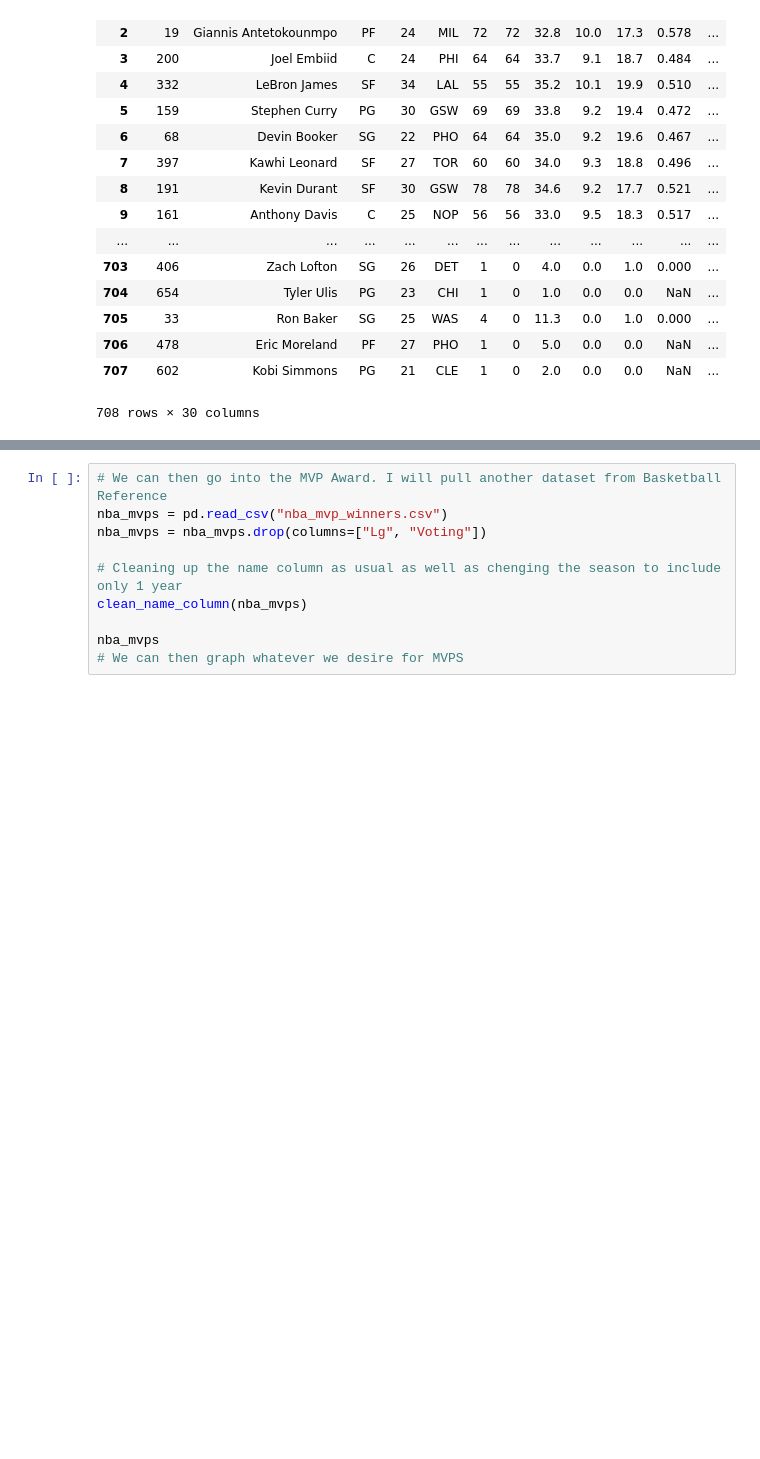
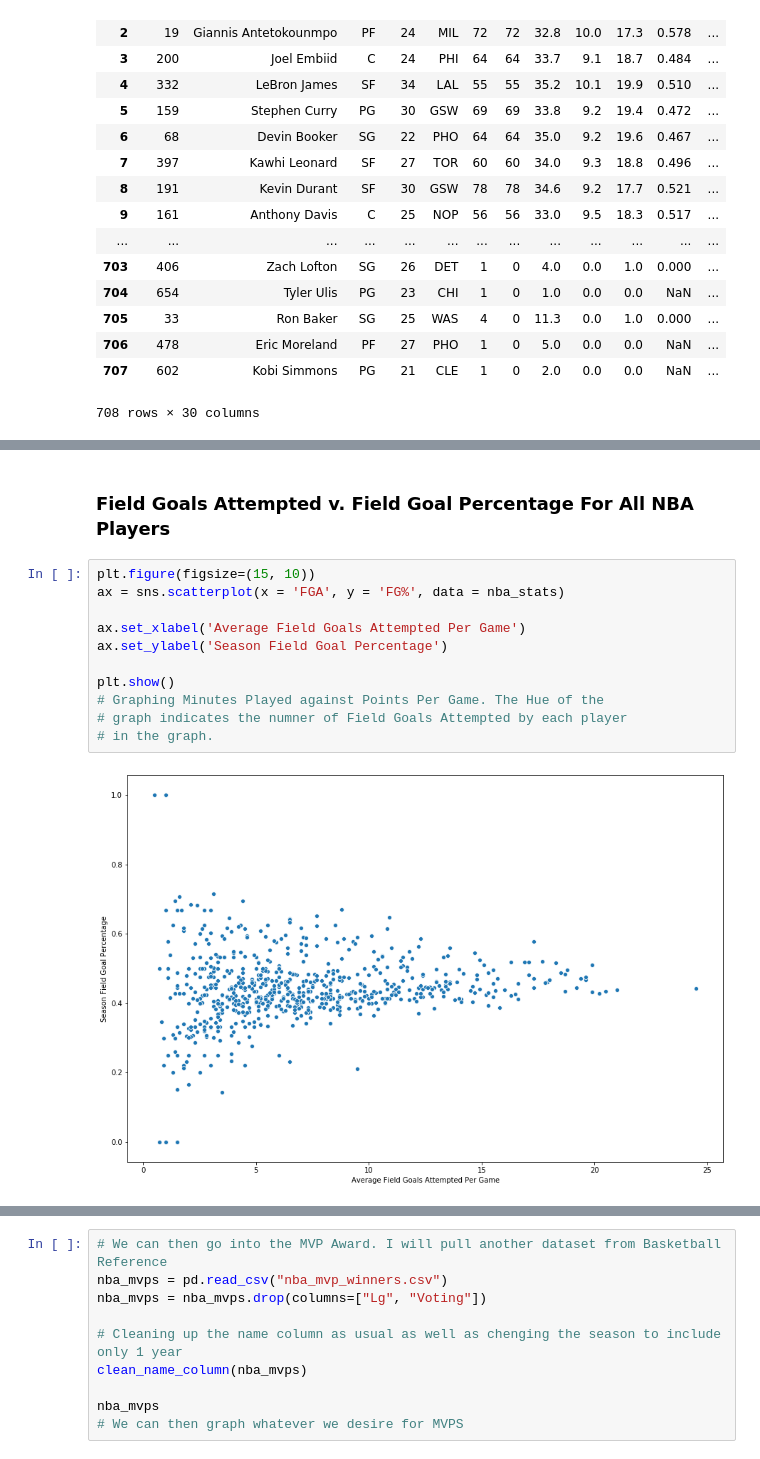
Before and after one commit to Ajnbro/nba320.github.io, a Jupyter notebook: Final Project Notebook.ipynb, the cells around one changed output, grey strips where cells are left out. Saved outputs shown, nothing was run; the diff lists cells and outputs as text; blank space fills up the shorter version.

```diff
--- a/Final Project Notebook.ipynb
+++ b/Final Project Notebook.ipynb
@@ -155,0 +110,15 @@ plt.show()
+# %% [markdown]
+### **Field Goals Attempted v. Field Goal Percentage For All NBA Players**
+# %%
+plt.figure(figsize=(15, 10))
+ax = sns.scatterplot(x = 'FGA', y = 'FG%', data = nba_stats)
+
+ax.set_xlabel('Average Field Goals Attempted Per Game')
+ax.set_ylabel('Season Field Goal Percentage')
+
+plt.show()
+# Graphing Minutes Played against Points Per Game. The Hue of the
+# graph indicates the numner of Field Goals Attempted by each player
+# in the graph.
+# %% [output]
+[figure, added]
```
Also changed, not shown: parts of 33 cells of this notebook.
